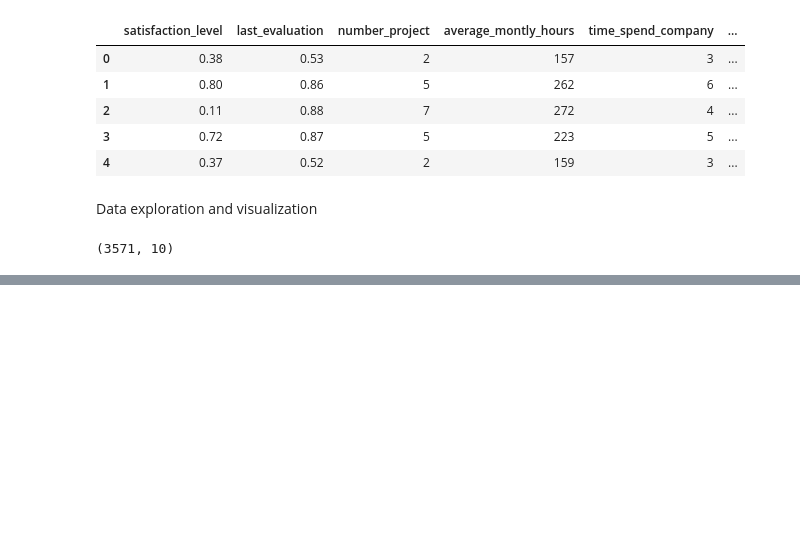
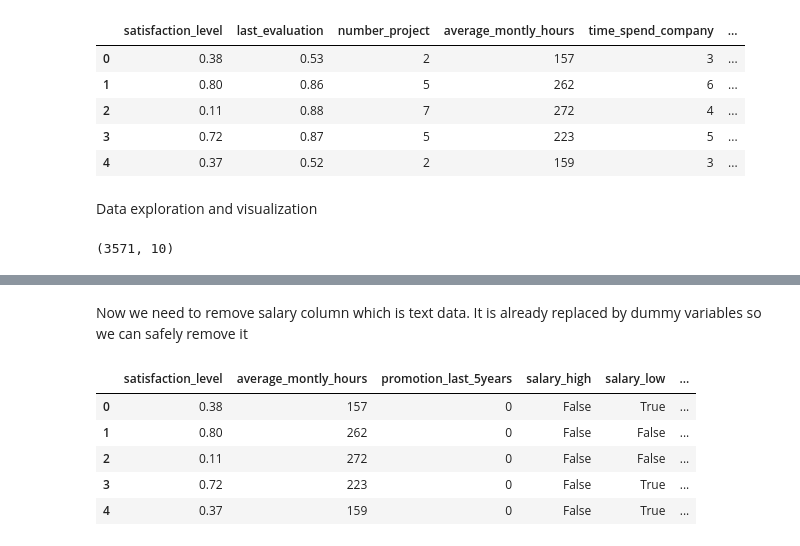
Before and after one commit to AtharvGore14/Machine_Learning, a Jupyter notebook: 07_Logistic_Regression/logistical_exercise.ipynb, the cells around one changed output, grey strips where cells are left out. Saved outputs shown, nothing was run; the diff lists cells and outputs as text; code cells hidden in the pictures; blank space fills up the shorter version.

```diff
--- a/07_Logistic_Regression/logistical_exercise.ipynb
+++ b/07_Logistic_Regression/logistical_exercise.ipynb
@@ -41,0 +118,14 @@ retained
+# %% [markdown]
+
+Now we need to remove salary column which is text data. It is already replaced by dummy variables so we can safely remove it
+# %%
+
+df_with_dummies.drop('salary',axis='columns',inplace=True)
+df_with_dummies.head()
+# %% [output]
+|  | satisfaction_level | average_montly_hours | promotion_last_5years | salary_high | salary_low | ... |
+| 0 | 0.38 | 157 | 0 | False | True | ... |
+| 1 | 0.80 | 262 | 0 | False | False | ... |
+| 2 | 0.11 | 272 | 0 | False | False | ... |
+| 3 | 0.72 | 223 | 0 | False | True | ... |
+| 4 | 0.37 | 159 | 0 | False | True | ... |
```
Also changed, not shown: parts of 24 cells of this notebook.
